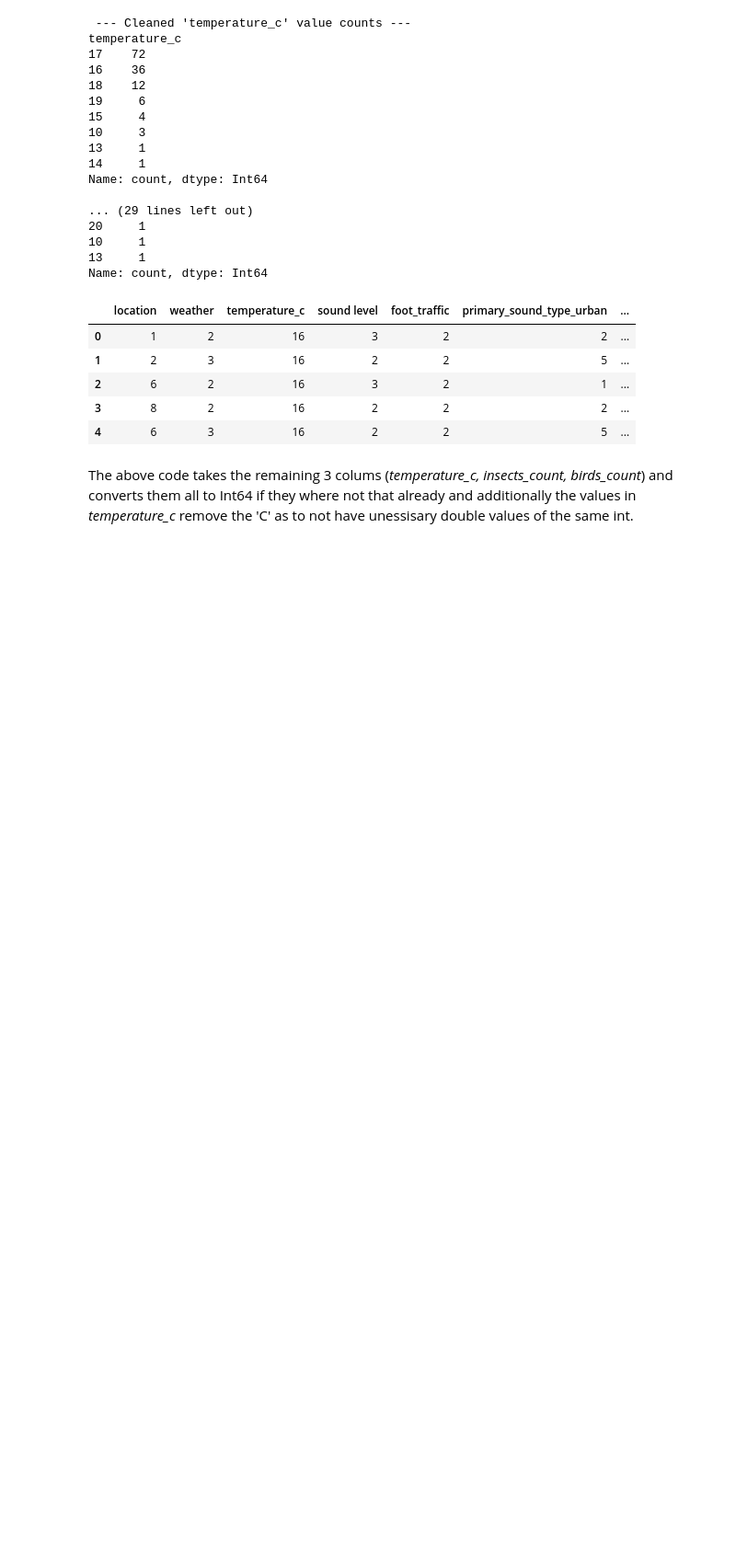
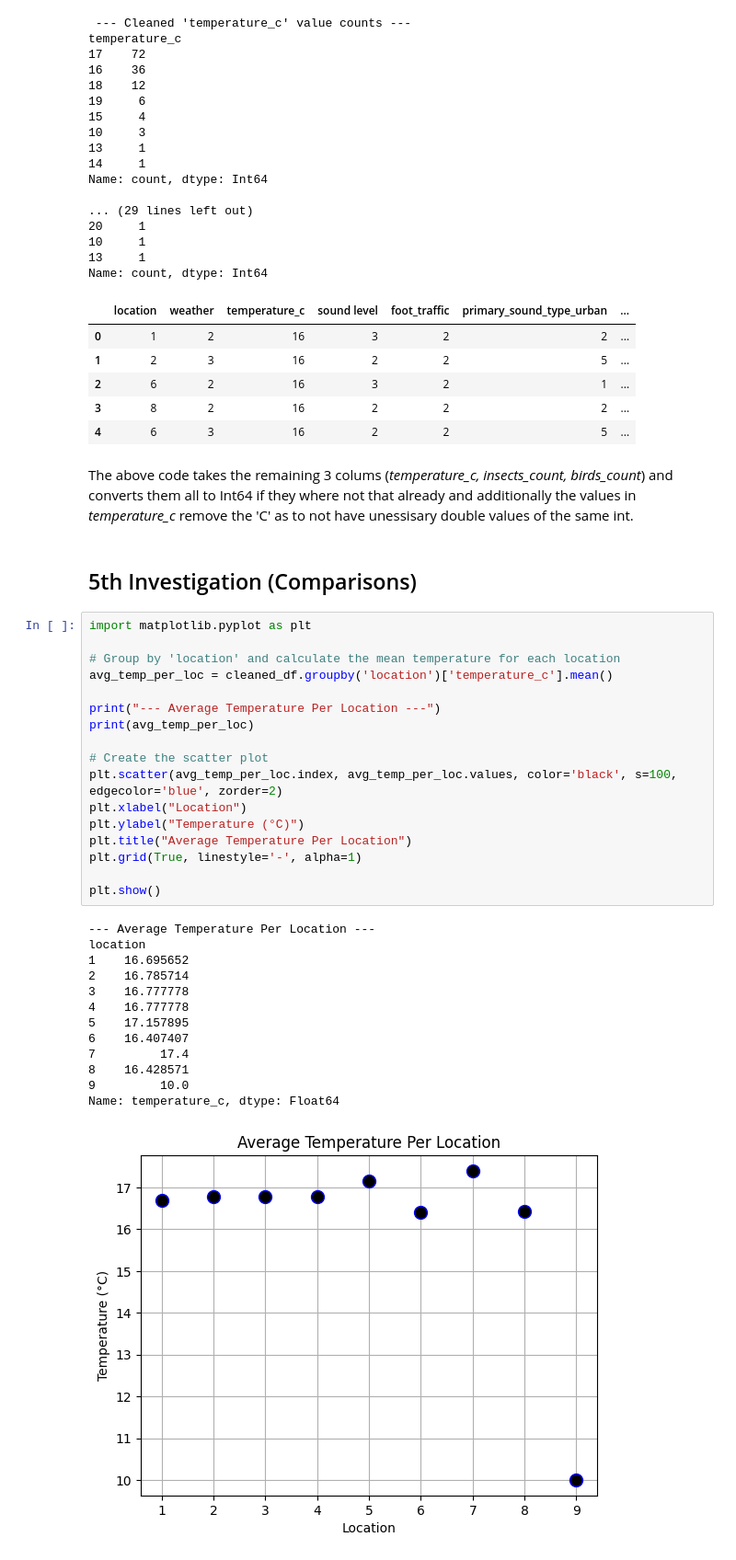
Before and after one commit to SethATU/ml-campus_data_project-colab, a Jupyter notebook: miniProject.ipynb, the cells around one changed output. Shown at 92% size. Saved outputs shown, nothing was run; the diff lists cells and outputs as text; blank space fills up the shorter version.

Commit message:
created a scater graph, of location and temp

```diff
--- a/miniProject.ipynb
+++ b/miniProject.ipynb
@@ -219,3 +219,36 @@ Name: count, dtype: Int64
 | 4 | 6 | 3 | 16 | 2 | 2 | 5 | ... |
 # %% [markdown]
 The above code takes the remaining 3 colums (*temperature_c, insects_count, birds_count*) and converts them all to Int64 if they where not that already and additionally the values in *temperature_c* remove the 'C' as to not have unessisary double values of the same int.
+# %% [markdown]
+## 5th Investigation (Comparisons)
+# %%
+import matplotlib.pyplot as plt
+
+# Group by 'location' and calculate the mean temperature for each location
+avg_temp_per_loc = cleaned_df.groupby('location')['temperature_c'].mean()
+
+print("--- Average Temperature Per Location ---")
+print(avg_temp_per_loc)
+
+# Create the scatter plot
+plt.scatter(avg_temp_per_loc.index, avg_temp_per_loc.values, color='black', s=100, edgecolor='blue', zorder=2)
+plt.xlabel("Location")
+plt.ylabel("Temperature (°C)")
+plt.title("Average Temperature Per Location")
+plt.grid(True, linestyle='-', alpha=1)
+
+plt.show()
+# %% [output]
+--- Average Temperature Per Location ---
+location
+1    16.695652
+2    16.785714
+3    16.777778
+4    16.777778
+5    17.157895
+6    16.407407
+7         17.4
+8    16.428571
+9         10.0
+Name: temperature_c, dtype: Float64
+[figure, added]
```
